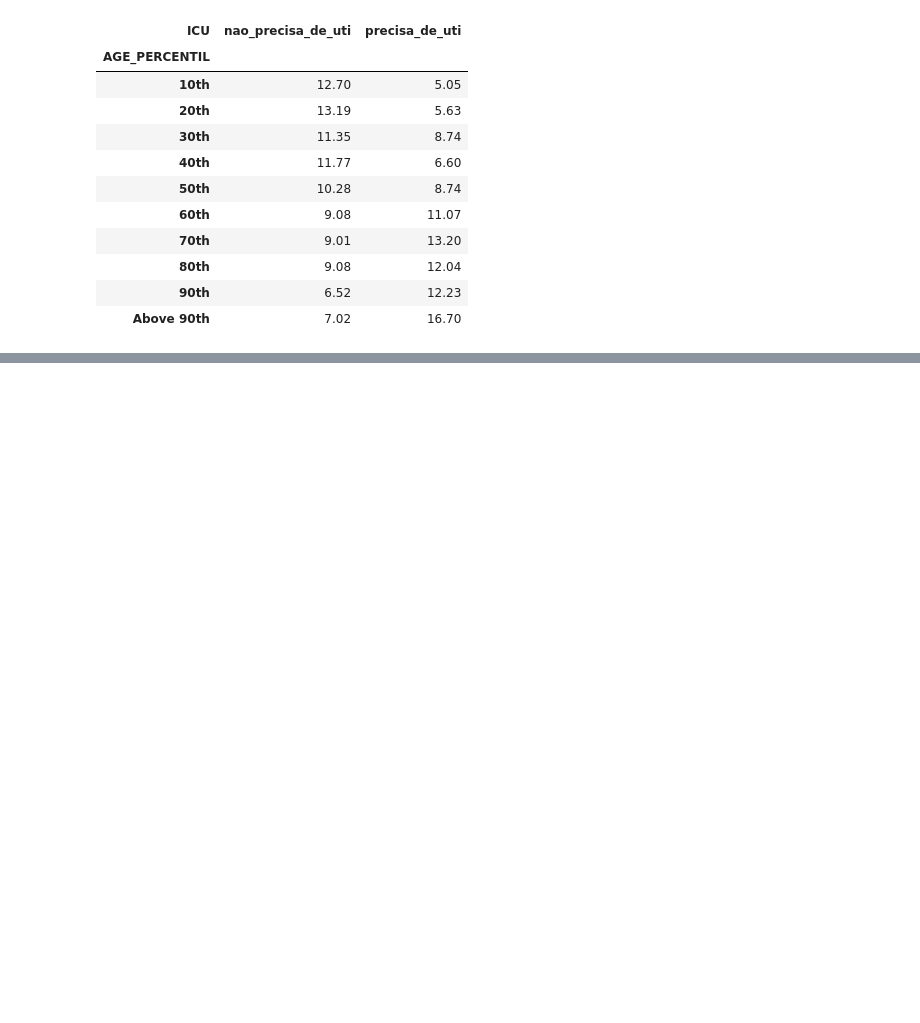
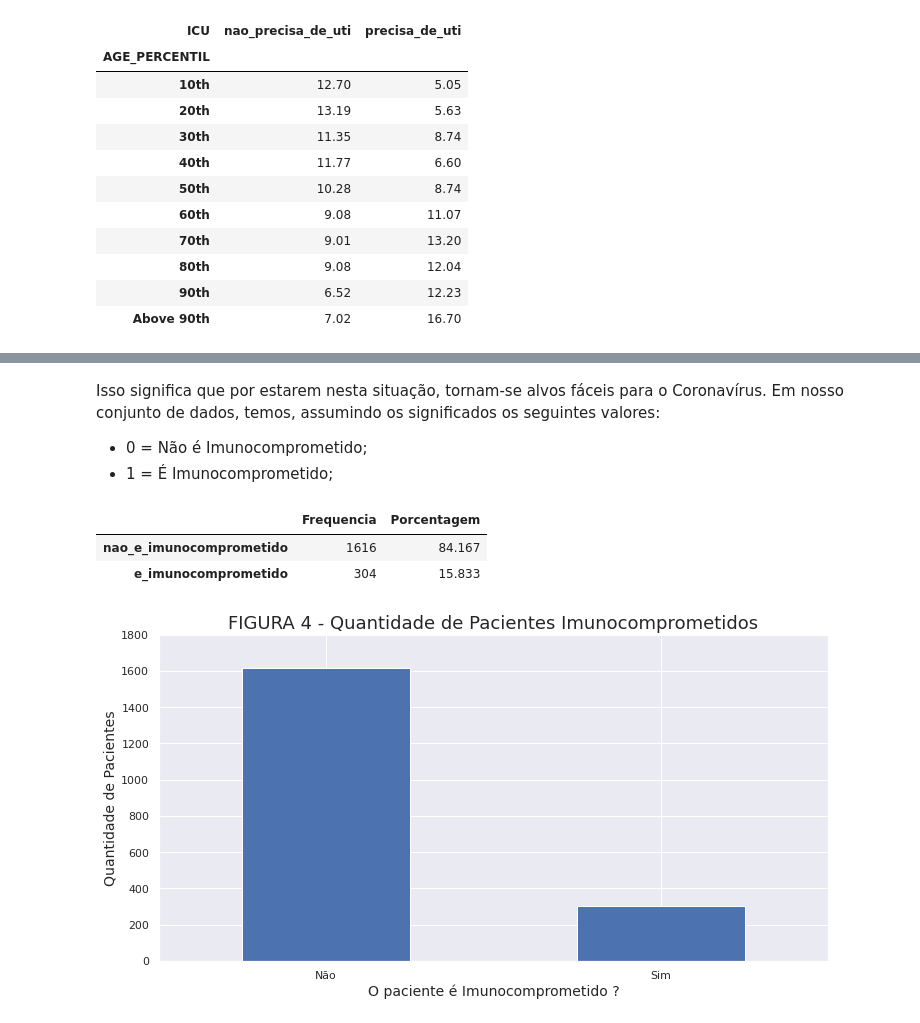
Before and after one commit to MatheusOrange211/Sirio_Libanes_ICU_Prediction, a Jupyter notebook: Visualizando_os_dados_Sirio_Libanes.ipynb, the cells around one changed output, grey strips where cells are left out. Drawn from its saved outputs; the diff is of its cells as text; code cells hidden in the pictures; blank space fills up the shorter version.

```diff
--- a/Visualizando_os_dados_Sirio_Libanes.ipynb
+++ b/Visualizando_os_dados_Sirio_Libanes.ipynb
@@ -295,0 +334,24 @@ crosstab_data(dados['AGE_PERCENTIL'],dados['ICU'],normal='columns',dicio2=titulo
+# %% [markdown]
+Isso significa que por estarem nesta situação, tornam-se alvos fáceis para o Coronavírus. Em nosso conjunto de dados, temos, assumindo os significados os seguintes valores:
+* 0 = Não é Imunocomprometido;
+* 1 = É Imunocomprometido;
+# %%
+dicio_imunocomprometido = {0: "nao_e_imunocomprometido", 1: "e_imunocomprometido"}
+
+imunocomprometido_freq_porcentagem = formated_table(dados['IMMUNOCOMPROMISED'],dicionario = dicio_imunocomprometido)
+imunocomprometido_freq_porcentagem
+# %% [output]
+|  | Frequencia | Porcentagem |
+| nao_e_imunocomprometido | 1616 | 84.167 |
+| e_imunocomprometido | 304 | 15.833 |
+# %%
+imunocomprometido_freq_porcentagem['Frequencia'].plot(kind='bar',figsize=(12,6))
+
+plt.title("FIGURA 4 - Quantidade de Pacientes Imunocomprometidos",size=18)
+plt.ylabel("Quantidade de Pacientes",size=14)
+plt.xlabel('O paciente é Imunocomprometido ?',size=14)
+plt.xticks([0,1],["Não","Sim"],rotation = 0)
+plt.ylim(0,1800)
+plt.show()
+# %% [output]
+[figure, added]
```
Also changed, not shown: parts of 31 cells of this notebook.
